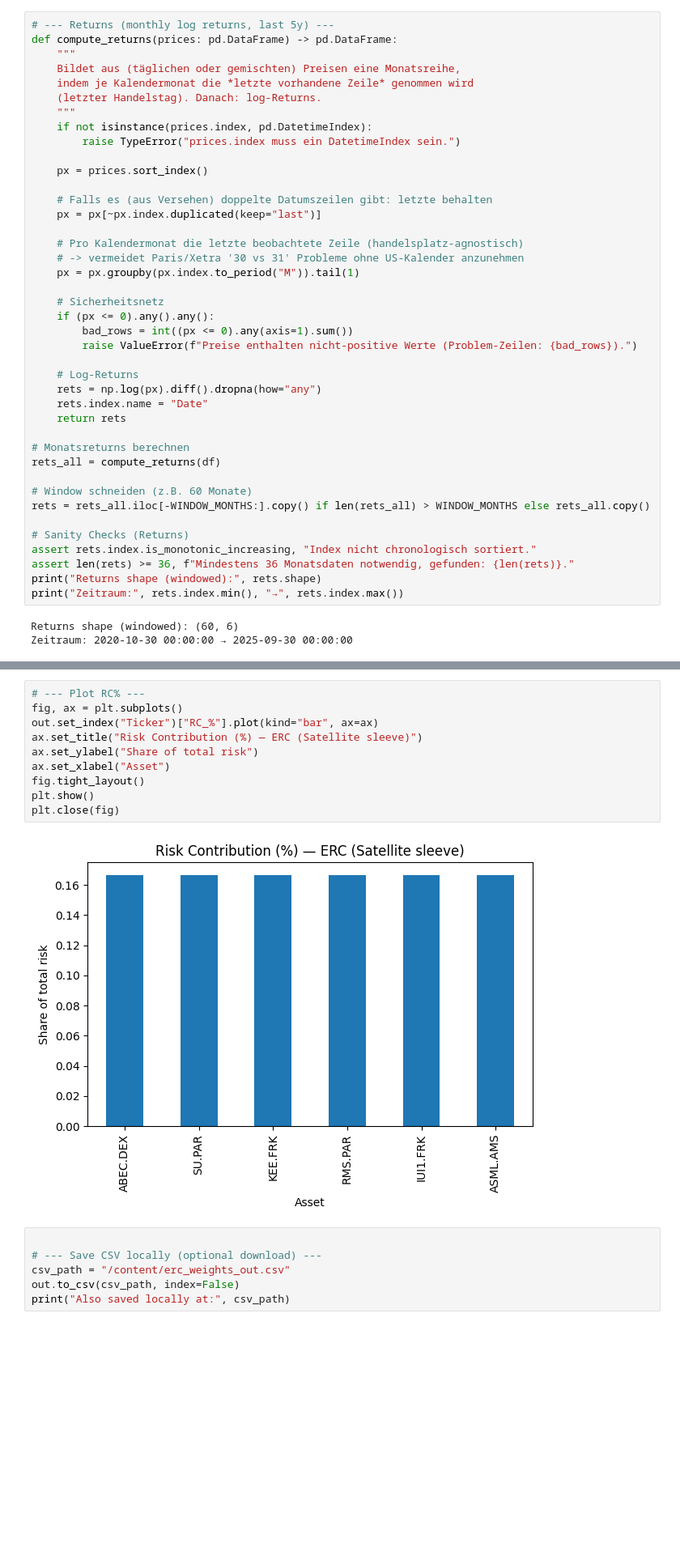
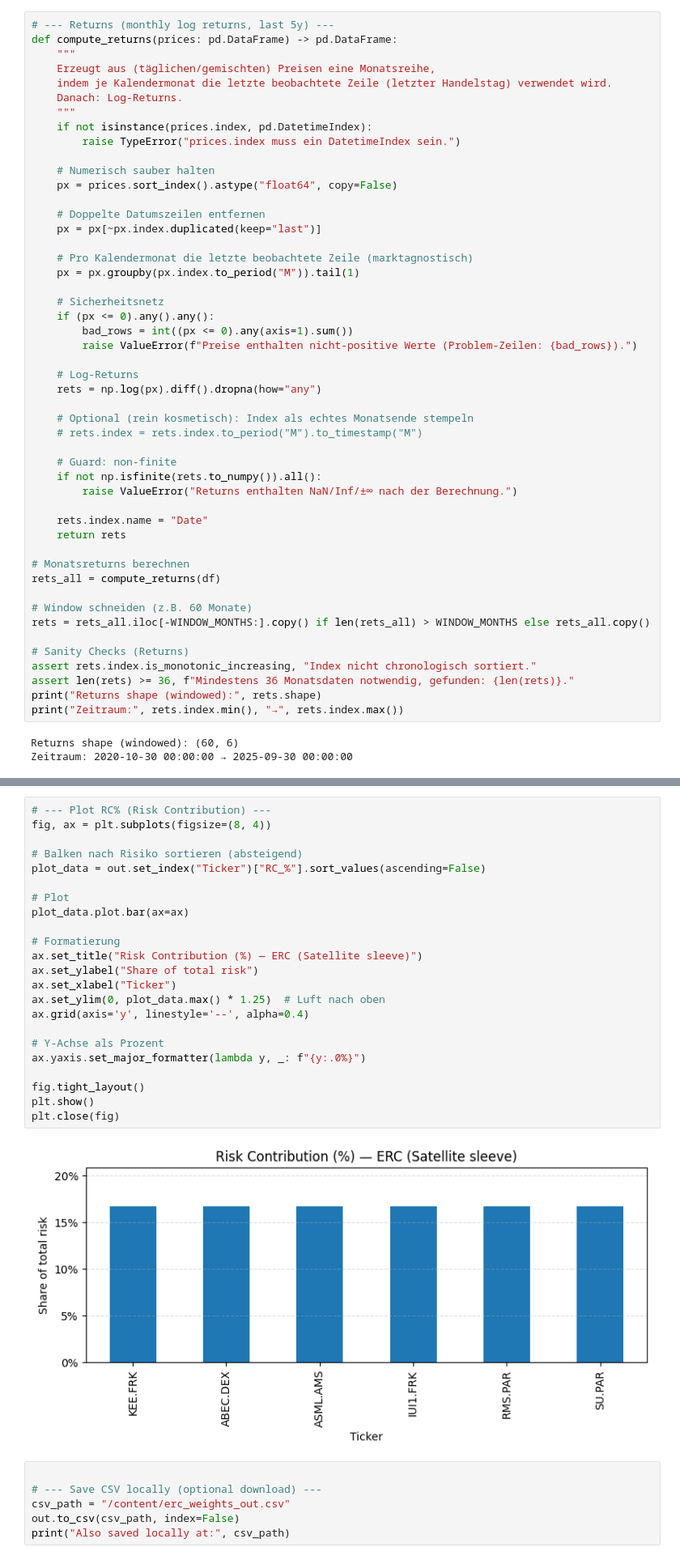
Before and after one commit to konan108/ERC-Rebalancing, a Jupyter notebook: erc_rebalancing.ipynb, the cells around one changed output, grey strips where cells are left out. Shown: that part at 81% size. Saved outputs shown, nothing was run; the diff lists cells and outputs as text; blank space fills up the shorter version.

```diff
--- a/erc_rebalancing.ipynb
+++ b/erc_rebalancing.ipynb
@@ -130,20 +203,20 @@ Loaded prices shape: (61, 6)
 # --- Returns (monthly log returns, last 5y) ---
 def compute_returns(prices: pd.DataFrame) -> pd.DataFrame:
     """
-    Bildet aus (täglichen oder gemischten) Preisen eine Monatsreihe,
-    indem je Kalendermonat die *letzte vorhandene Zeile* genommen wird
-    (letzter Handelstag). Danach: log-Returns.
+    Erzeugt aus (täglichen/gemischten) Preisen eine Monatsreihe,
+    indem je Kalendermonat die letzte beobachtete Zeile (letzter Handelstag) verwendet wird.
+    Danach: Log-Returns.
     """
     if not isinstance(prices.index, pd.DatetimeIndex):
         raise TypeError("prices.index muss ein DatetimeIndex sein.")
 
-    px = prices.sort_index()
+    # Numerisch sauber halten
+    px = prices.sort_index().astype("float64", copy=False)
 
-    # Falls es (aus Versehen) doppelte Datumszeilen gibt: letzte behalten
+    # Doppelte Datumszeilen entfernen
     px = px[~px.index.duplicated(keep="last")]
 
-    # Pro Kalendermonat die letzte beobachtete Zeile (handelsplatz-agnostisch)
-    # -> vermeidet Paris/Xetra '30 vs 31' Probleme ohne US-Kalender anzunehmen
+    # Pro Kalendermonat die letzte beobachtete Zeile (marktagnostisch)
     px = px.groupby(px.index.to_period("M")).tail(1)
 
     # Sicherheitsnetz
@@ -153,6 +226,14 @@ def compute_returns(prices: pd.DataFrame) -> pd.DataFrame:
 
     # Log-Returns
     rets = np.log(px).diff().dropna(how="any")
+
+    # Optional (rein kosmetisch): Index als echtes Monatsende stempeln
+    # rets.index = rets.index.to_period("M").to_timestamp("M")
+
+    # Guard: non-finite
+    if not np.isfinite(rets.to_numpy()).all():
+        raise ValueError("Returns enthalten NaN/Inf/±∞ nach der Berechnung.")
+
     rets.index.name = "Date"
     return rets
 
@@ -352,15 +481,28 @@ Wrote 6 rows to 'Weights' in 'ERC Rebalancing'.
 # %%
-# --- Plot RC% ---
-fig, ax = plt.subplots()
-out.set_index("Ticker")["RC_%"].plot(kind="bar", ax=ax)
+# --- Plot RC% (Risk Contribution) ---
+fig, ax = plt.subplots(figsize=(8, 4))
+
+# Balken nach Risiko sortieren (absteigend)
+plot_data = out.set_index("Ticker")["RC_%"].sort_values(ascending=False)
+
+# Plot
+plot_data.plot.bar(ax=ax)
+
+# Formatierung
 ax.set_title("Risk Contribution (%) — ERC (Satellite sleeve)")
 ax.set_ylabel("Share of total risk")
-ax.set_xlabel("Asset")
+ax.set_xlabel("Ticker")
+ax.set_ylim(0, plot_data.max() * 1.25)  # Luft nach oben
+ax.grid(axis='y', linestyle='--', alpha=0.4)
+
+# Y-Achse als Prozent
+ax.yaxis.set_major_formatter(lambda y, _: f"{y:.0%}")
+
 fig.tight_layout()
 plt.show()
 plt.close(fig)
 # %% [output]
-[figure, old version]
+[figure, new version]
 # %%
 
 # --- Save CSV locally (optional download) ---
```
Also changed, not shown: parts of 10 cells of this notebook.
